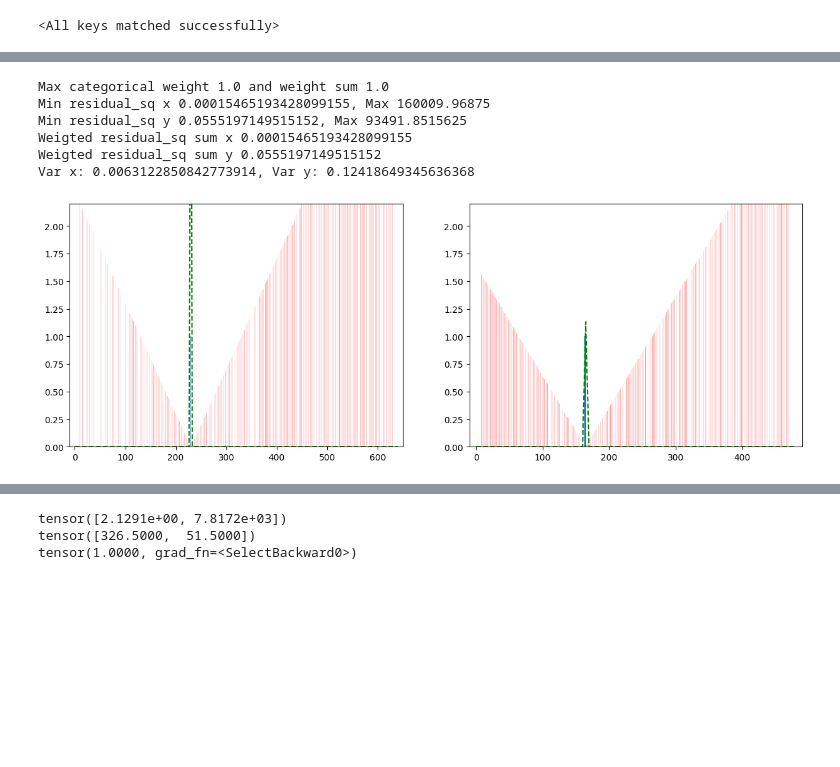
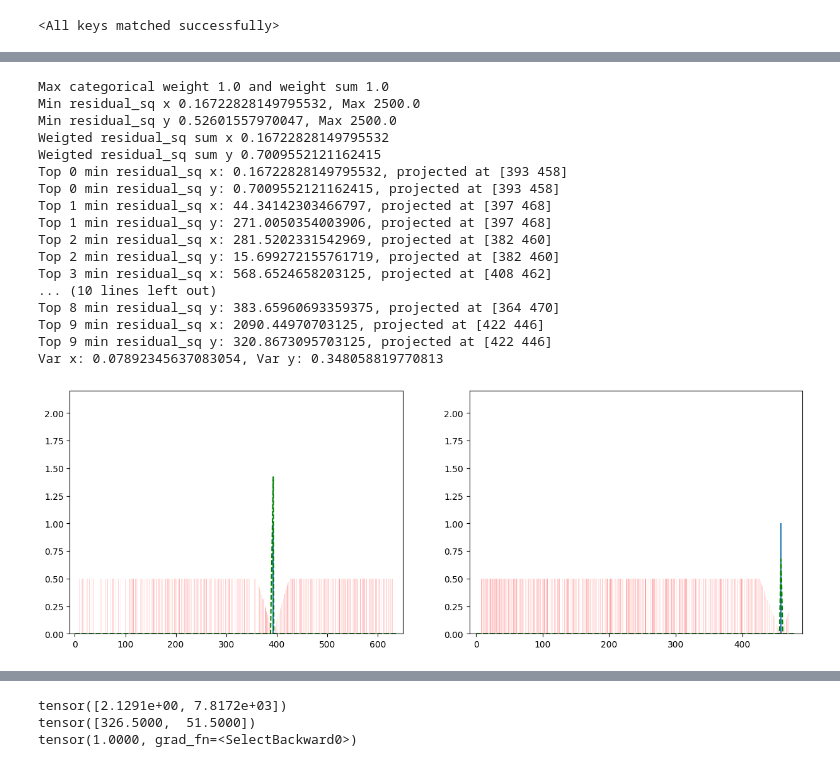
Before and after one commit to HLrwth/glue-factory, a Jupyter notebook: scripts/vis.ipynb, the cells around one changed output, grey strips where cells are left out. Cells and saved outputs as stored; diff of their text form; code cells hidden in the pictures; blank space fills up the shorter version.

```diff
--- a/scripts/vis.ipynb
+++ b/scripts/vis.ipynb
@@ -121,6 +121,13 @@ def plot_p_and_var(tmp_n, kps_tgt, proj, r_square, p_tgt_src, log_var, w = 640,
     print(f"Min residual_sq y {r_square_n_y.min()}, Max {r_square_n_y.max()}")
     print(f"Weigted residual_sq sum x {(r_square_n_x * dist).sum()}")
     print(f"Weigted residual_sq sum y {(r_square_n_y * dist).sum()}")
+
+    N = 10
+    r_square_value = r_square_n_x**2 + r_square_n_y**2
+    min_N = np.argsort(r_square_value)[:N]
+    for i in range(N):
+        print(f"Top {i} min residual_sq x: {r_square_n_x[min_N[i]]}, projected at {kps_tgt[min_N[i]]}")
+        print(f"Top {i} min residual_sq y: {r_square_n_y[min_N[i]]}, projected at {kps_tgt[min_N[i]]}")
 
     f, (ax1, ax2) = plt.subplots(1, 2, figsize=(15, 5))
     ax1.bar(kps_tgt[:, 0], dist, width=2, alpha=1)
@@ -151,15 +158,26 @@ def plot_p_and_var(tmp_n, kps_tgt, proj, r_square, p_tgt_src, log_var, w = 640,
     ax1.plot(w_x, w_y, 'g--')
     ax2.plot(h_x, h_y, 'g--')
 # %%
-plot_p_and_var(10, pred['keypoints1'], pred['gt_proj_0to1'], pred['gt_res0_1_sq'], pred['p_rp_01'], pred['logvar_01'])
+plot_p_and_var(100, pred['keypoints1'], pred['gt_proj_0to1'], pred['gt_res0_1_sq'], pred['p_rp_01'], pred['logvar_01'])
 # %% [output]
 Max categorical weight 1.0 and weight sum 1.0
-Min residual_sq x 0.00015465193428099155, Max 160009.96875
-Min residual_sq y 0.0555197149515152, Max 93491.8515625
-Weigted residual_sq sum x 0.00015465193428099155
-Weigted residual_sq sum y 0.0555197149515152
-Var x: 0.0063122850842773914, Var y: 0.12418649345636368
+Min residual_sq x 0.16722828149795532, Max 2500.0
+Min residual_sq y 0.52601557970047, Max 2500.0
+Weigted residual_sq sum x 0.16722828149795532
+Weigted residual_sq sum y 0.7009552121162415
+Top 0 min residual_sq x: 0.16722828149795532, projected at [393 458]
+Top 0 min residual_sq y: 0.7009552121162415, projected at [393 458]
+Top 1 min residual_sq x: 44.34142303466797, projected at [397 468]
+Top 1 min residual_sq y: 271.0050354003906, projected at [397 468]
+Top 2 min residual_sq x: 281.5202331542969, projected at [382 460]
+Top 2 min residual_sq y: 15.699272155761719, projected at [382 460]
+Top 3 min residual_sq x: 568.6524658203125, projected at [408 462]
+... (10 lines left out)
+Top 8 min residual_sq y: 383.65960693359375, projected at [364 470]
+Top 9 min residual_sq x: 2090.44970703125, projected at [422 446]
+Top 9 min residual_sq y: 320.8673095703125, projected at [422 446]
+Var x: 0.07892345637083054, Var y: 0.348058819770813
-[figure, old version]
+[figure, new version]
 # %%
 p_idx_01_of_N = torch.argmax(pred['p_rp_01'][0][0])
 res_of_N = pred['gt_res0_1_sq'][0][0][p_idx_01_of_N]
```
Also changed, not shown: parts of 9 cells of this notebook, 2 other files.
